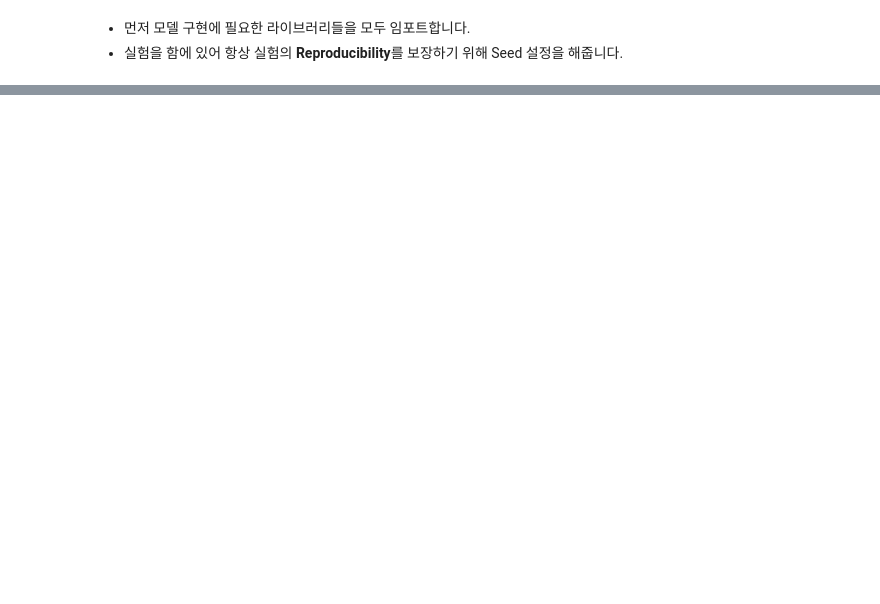
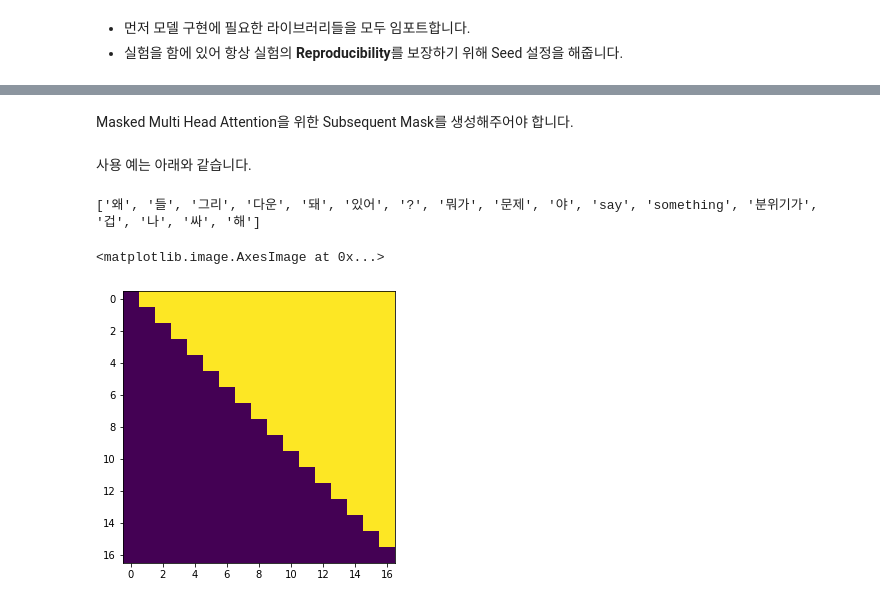
Before and after one commit to Huffon/nlp-various-tutorials, a Jupyter notebook: transformer-aihub.ipynb, the cells around one changed output, grey strips where cells are left out. Saved outputs shown, nothing was run; the diff lists cells and outputs as text; code cells hidden in the pictures; blank space fills up the shorter version.

```diff
--- a/transformer-aihub.ipynb
+++ b/transformer-aihub.ipynb
@@ -55,7 +104,6 @@ params = {
     'num_epoch': 15,
     'dropout': 0.1,
     'min_frequency': 3,
-    'max_len': 512,
 
     'vocab_size': 20000,
     'num_layers': 6,
@@ -159,9 +300,3 @@ src_iter = data.DataLoader(kor_tensors, batch_size=params['batch_size'])
 tgt_iter = data.DataLoader(eng_tensors, batch_size=params['batch_size'])
 # %% [markdown]
 배치 데이터가 잘 생성되었는지 출력을 통해 확인합니다.
-# %%
-for src, tgt in zip(src_iter, tgt_iter):
-    src = src.detach().cpu().numpy()
-    tgt = tgt.detach().cpu().numpy()
-    print(f'Source: {kor_tokenizer.decode(src[0])}')
-    print(f'Target: {eng_tokenizer.decode(tgt[0])}\n')
@@ -171,14 +306,13 @@ for src, tgt in zip(src_iter, tgt_iter):
 - 먼저 모델 구현에 필요한 라이브러리들을 모두 임포트합니다.
 - 실험을 함에 있어 항상 실험의 **Reproducibility**를 보장하기 위해 Seed 설정을 해줍니다.
 # %%
-import torch
 import torch.nn as nn
 import torch.optim as optim
 import torch.nn.functional as F
+
 import numpy as np
+import matplotlib.pyplot as plt
 
 torch.manual_seed(32)
 torch.cuda.manual_seed(32)
 torch.backends.cudnn.deterministic = True
-
-device = torch.device('cuda' if torch.cuda.is_available() else 'cpu')
@@ -235,6 +371,32 @@ class MultiHeadAttention(nn.Module):
         # output = [배치 사이즈, 문장 길이, 은닉 차원]
 
         return output, score
+# %% [markdown]
+Masked Multi Head Attention을 위한 Subsequent Mask를 생성해주어야 합니다.
+# %%
+def create_subsequent_mask(tgt):
+    batch_size, tgt_len = tgt.size()
+
+    subsequent_mask = torch.triu(torch.ones(tgt_len, tgt_len), diagonal=1).bool()
+    # subsequent_mask = [타겟 문장 길이, 타겟 문장 길이]
+
+    subsequent_mask = subsequent_mask.unsqueeze(0).repeat(batch_size, 1, 1).to(device)
+    # subsquent_mask = [배치 사이즈, 타겟 문장 길이, 타겟 문장 길이]
+
+    return subsequent_mask
+# %% [markdown]
+사용 예는 아래와 같습니다.
+# %%
+test_sent = '왜들 그리 다운돼있어? 뭐가 문제야 say something 분위기가 겁나 싸해'
+test_tensor = kor_tokenizer.encode(test_sent)
+test_tensor = torch.LongTensor(test_tensor.ids).to(device).unsqueeze(0)
+
+plt.figure(figsize=(5,5))
+plt.imshow(create_subsequent_mask(test_tensor).cpu()[0])
+# %% [output]
+['왜', '들', '그리', '다운', '돼', '있어', '?', '뭐가', '문제', '야', 'say', 'something', '분위기가', '겁', '나', '싸', '해']
+<matplotlib.image.AxesImage at 0x...>
+[figure, added]
 # %%
 def create_src_mask(src):
     " source = [배치 사이즈, 소스 문장 길이] "
```
Also changed, not shown: parts of 63 cells of this notebook.
